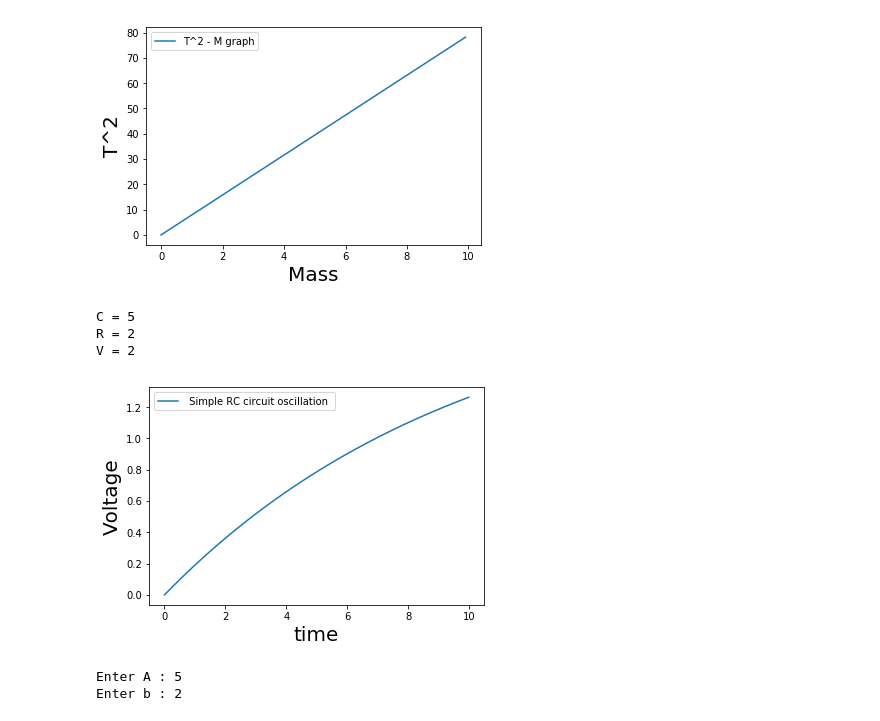
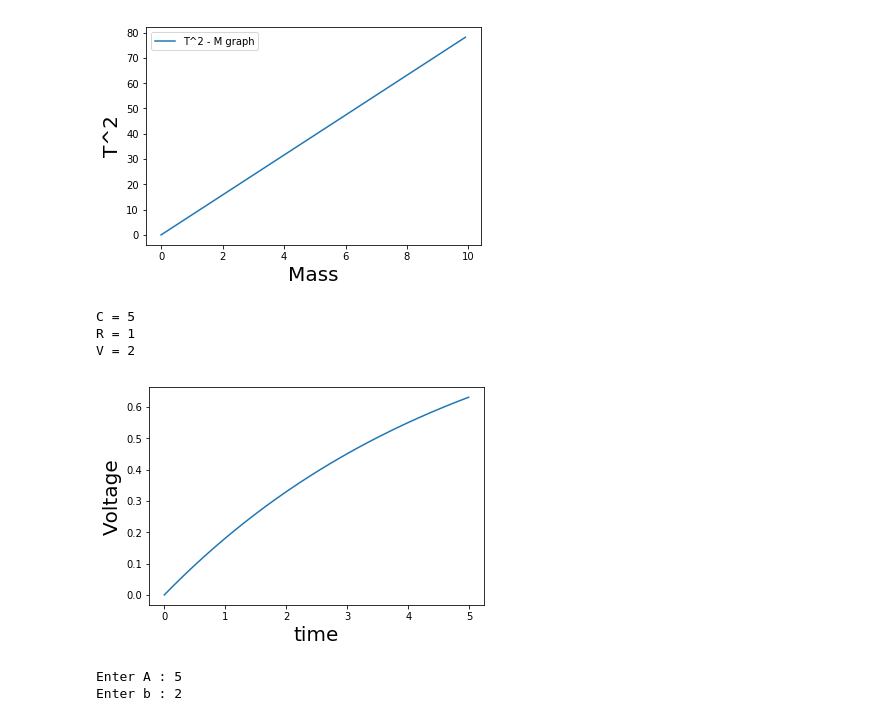
Before and after one commit to DebarghaG/AshokaComputationalPhysics, a Jupyter notebook: MCT Week 1.ipynb, the cells around one changed output. Saved outputs shown, nothing was run; the diff lists cells and outputs as text; code cells hidden in the pictures.

```diff
--- a/MCT Week 1.ipynb
+++ b/MCT Week 1.ipynb
@@ -41,21 +41,21 @@ plt.show()
 Spring Constant = 5
 [figure]
 # %%
-x = np.arange(0,10,0.01)
 a = float(input("C = "))
 b = float(input("R = "))
 c = float(input("V = "))
+x = np.arange(0,a*b,0.01)
 y = b*(1-np.exp(-x/(a*b)))
 plt.plot(x,y)
 plt.xlabel("time", size = 20)
 plt.ylabel("Voltage",size = 20)
 plt.legend()
 plt.show()
 # %% [output]
 C = 5
-R = 2
+R = 1
 V = 2
-[figure, old version]
+[figure, new version]
 # %%
 x = np.arange (-10,10,0.1)
 A = float(input("Enter A : "))
```
